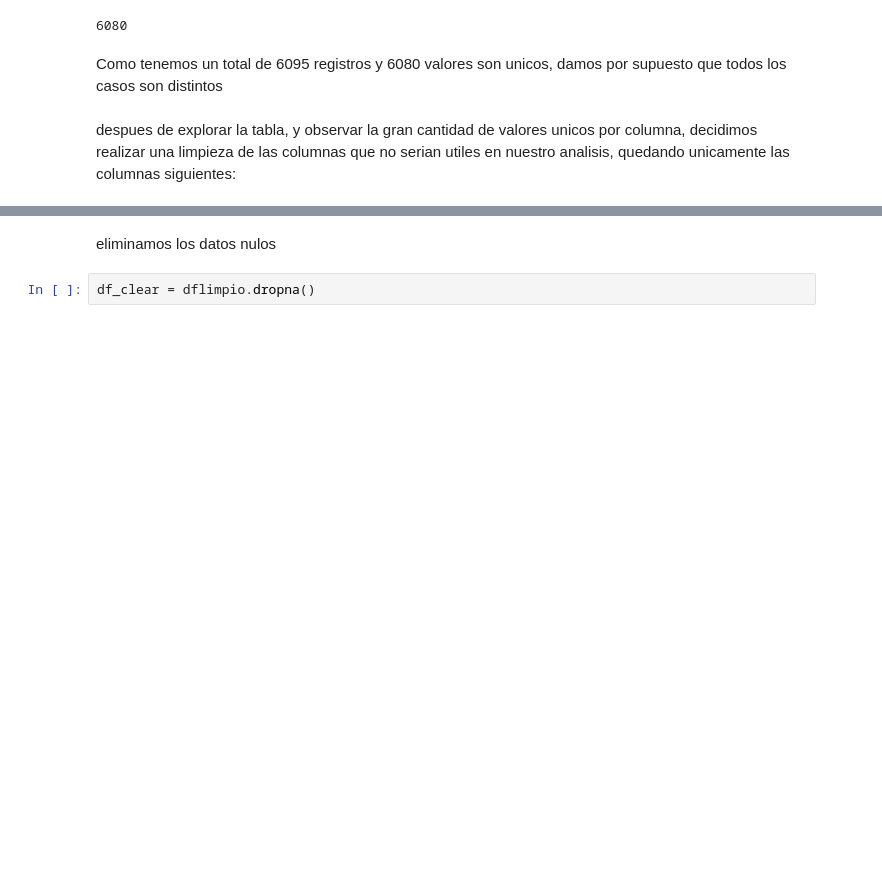
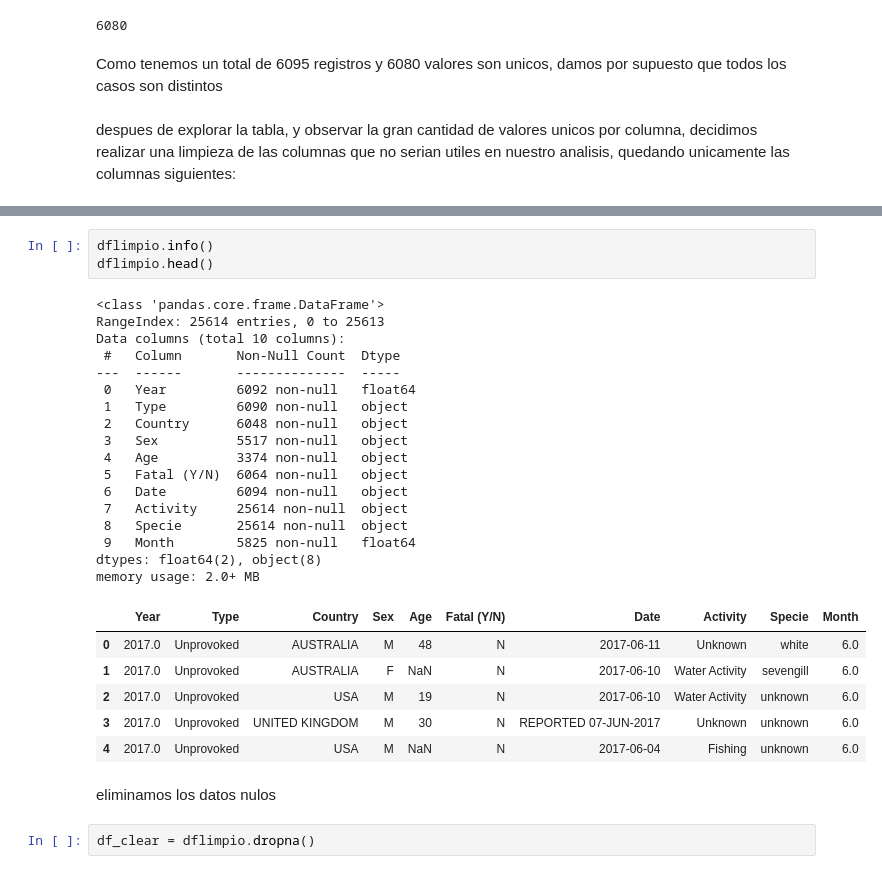
Before and after one commit to jsmalex/Shark-attacks, a Jupyter notebook: EDA Tiburones.ipynb, the cells around one changed output, grey strips where cells are left out. Drawn from its saved outputs; the diff is of its cells as text; blank space fills up the shorter version.

```diff
--- a/Untitled.ipynb
+++ b/EDA Tiburones.ipynb
@@ -90,3 +323,30 @@ memory usage: 1.2+ MB
+# %%
+dflimpio.info()
+dflimpio.head()
+# %% [output]
+<class 'pandas.core.frame.DataFrame'>
+RangeIndex: 25614 entries, 0 to 25613
+Data columns (total 10 columns):
+ #   Column       Non-Null Count  Dtype
+---  ------       --------------  -----
+ 0   Year         6092 non-null   float64
+ 1   Type         6090 non-null   object
+ 2   Country      6048 non-null   object
+ 3   Sex          5517 non-null   object
+ 4   Age          3374 non-null   object
+ 5   Fatal (Y/N)  6064 non-null   object
+ 6   Date         6094 non-null   object
+ 7   Activity     25614 non-null  object
+ 8   Specie       25614 non-null  object
+ 9   Month        5825 non-null   float64
+dtypes: float64(2), object(8)
+memory usage: 2.0+ MB
+|  | Year | Type | Country | Sex | Age | Fatal (Y/N) | Date | Activity | Specie | Month |
+| 0 | 2017.0 | Unprovoked | AUSTRALIA | M | 48 | N | 2017-06-11 | Unknown | white | 6.0 |
+| 1 | 2017.0 | Unprovoked | AUSTRALIA | F | NaN | N | 2017-06-10 | Water Activity | sevengill | 6.0 |
+| 2 | 2017.0 | Unprovoked | USA | M | 19 | N | 2017-06-10 | Water Activity | unknown | 6.0 |
+| 3 | 2017.0 | Unprovoked | UNITED KINGDOM | M | 30 | N | REPORTED 07-JUN-2017 | Unknown | unknown | 6.0 |
+| 4 | 2017.0 | Unprovoked | USA | M | NaN | N | 2017-06-04 | Fishing | unknown | 6.0 |
 # %% [markdown]
 eliminamos los datos nulos
 # %%
```
Also changed, not shown: parts of 39 cells of this notebook, 3 other files.
